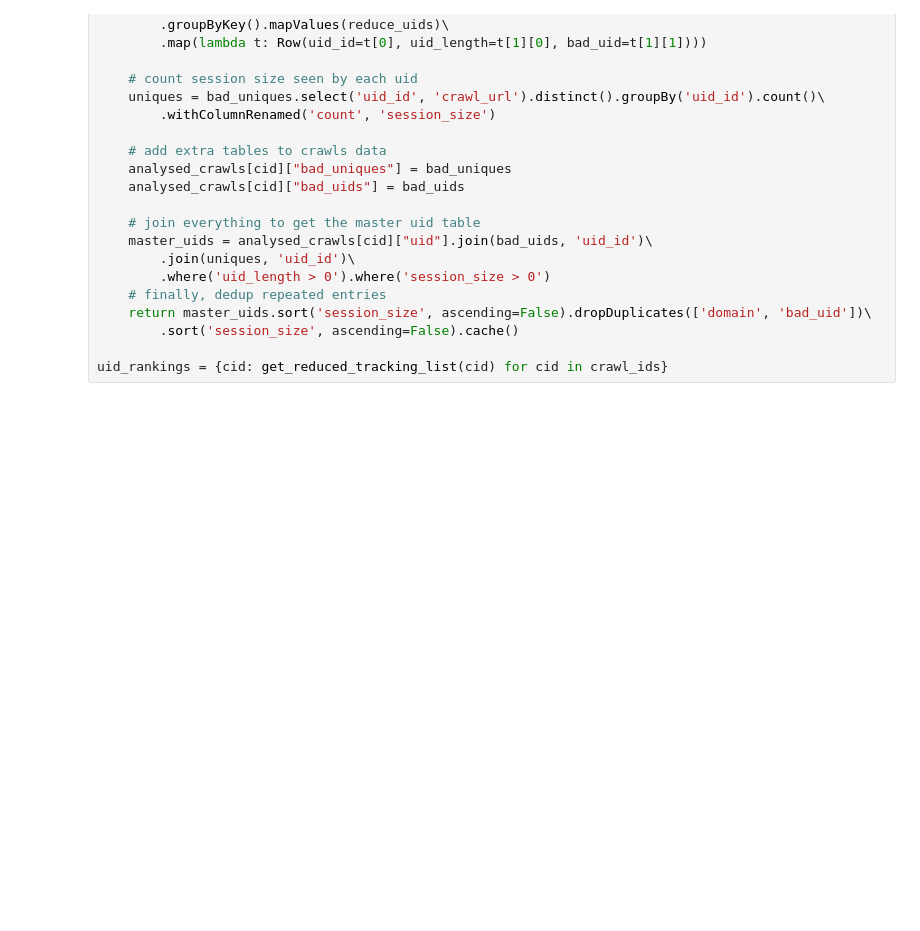
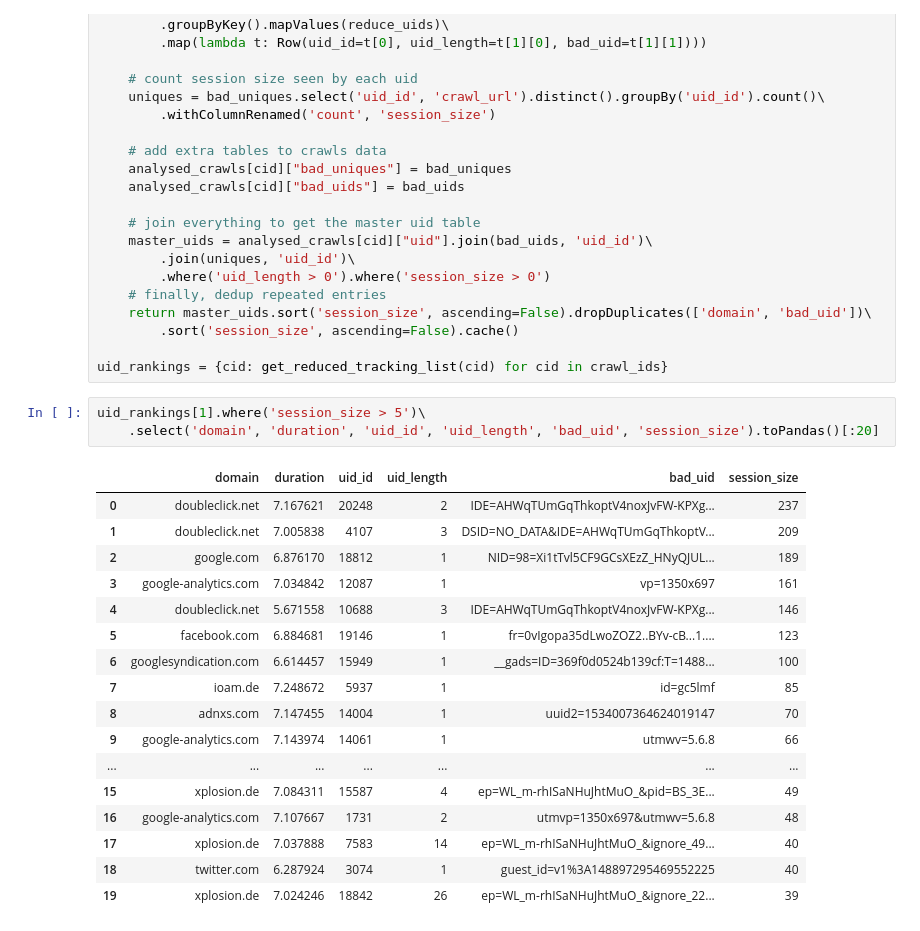
Before and after one commit to sammacbeth/tracking_measurement, a Jupyter notebook: Tracking Protection comparison.ipynb, the cells around one changed output. Saved outputs shown, nothing was run; the diff lists cells and outputs as text; blank space fills up the shorter version.

```diff
--- a/Tracking Protection comparison.ipynb
+++ b/Tracking Protection comparison.ipynb
@@ -183,5 +183,26 @@ def get_reduced_tracking_list(cid):
         .sort('session_size', ascending=False).cache()
 
 uid_rankings = {cid: get_reduced_tracking_list(cid) for cid in crawl_ids}
+# %%
+uid_rankings[1].where('session_size > 5')\
+    .select('domain', 'duration', 'uid_id', 'uid_length', 'bad_uid', 'session_size').toPandas()[:20]
+# %% [output]
+|  | domain | duration | uid_id | uid_length | bad_uid | session_size |
+| 0 | doubleclick.net | 7.167621 | 20248 | 2 | IDE=AHWqTUmGqThkoptV4noxJvFW-KPXg... | 237 |
+| 1 | doubleclick.net | 7.005838 | 4107 | 3 | DSID=NO_DATA&IDE=AHWqTUmGqThkoptV... | 209 |
+| 2 | google.com | 6.876170 | 18812 | 1 | NID=98=Xi1tTvl5CF9GCsXEzZ_HNyQJUL... | 189 |
+| 3 | google-analytics.com | 7.034842 | 12087 | 1 | vp=1350x697 | 161 |
+| 4 | doubleclick.net | 5.671558 | 10688 | 3 | IDE=AHWqTUmGqThkoptV4noxJvFW-KPXg... | 146 |
+| 5 | facebook.com | 6.884681 | 19146 | 1 | fr=0vIgopa35dLwoZOZ2..BYv-cB...1.... | 123 |
+| 6 | googlesyndication.com | 6.614457 | 15949 | 1 | __gads=ID=369f0d0524b139cf:T=1488... | 100 |
+| 7 | ioam.de | 7.248672 | 5937 | 1 | id=gc5lmf | 85 |
+| 8 | adnxs.com | 7.147455 | 14004 | 1 | uuid2=1534007364624019147 | 70 |
+| 9 | google-analytics.com | 7.143974 | 14061 | 1 | utmwv=5.6.8 | 66 |
+| ... | ... | ... | ... | ... | ... | ... |
+| 15 | xplosion.de | 7.084311 | 15587 | 4 | ep=WL_m-rhISaNHuJhtMuO_&pid=BS_3E... | 49 |
+| 16 | google-analytics.com | 7.107667 | 1731 | 2 | utmvp=1350x697&utmwv=5.6.8 | 48 |
+| 17 | xplosion.de | 7.037888 | 7583 | 14 | ep=WL_m-rhISaNHuJhtMuO_&ignore_49... | 40 |
+| 18 | twitter.com | 6.287924 | 3074 | 1 | guest_id=v1%3A148897295469552225 | 40 |
+| 19 | xplosion.de | 7.024246 | 18842 | 26 | ep=WL_m-rhISaNHuJhtMuO_&ignore_22... | 39 |
 # %%
 uid_rankings[2].where('session_size > 5')\
```
Also changed, not shown: parts of 12 cells of this notebook, 3 other files.
